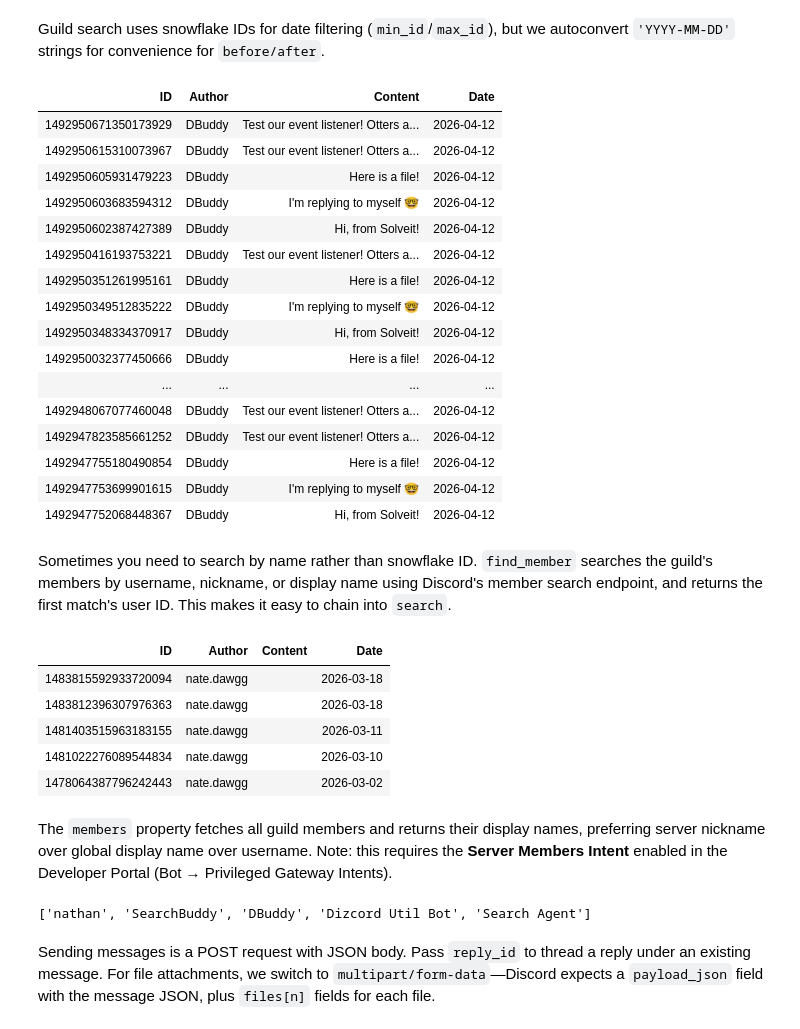
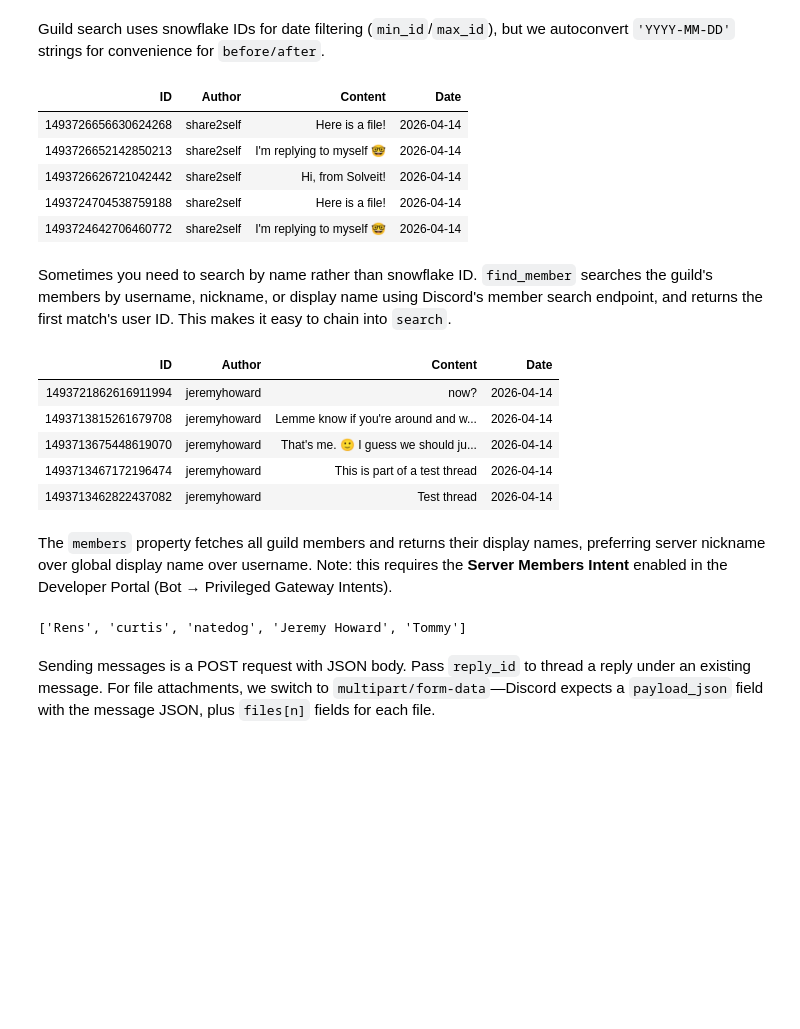
Before and after one commit to AnswerDotAI/cordslite, a Jupyter notebook: nbs/00_core.ipynb, the cells around one changed output. Drawn from its saved outputs; the diff is of its cells as text; code cells hidden in the pictures; blank space fills up the shorter version.

```diff
--- a/nbs/00_core.ipynb
+++ b/nbs/00_core.ipynb
@@ -32,8 +31,9 @@ The `DiscordClient` wraps `httpx.Client` with Discord's base URL (`https://disco
 # %%
 #| export
 class DiscordClient:
-    def __init__(self, token=None, name='cordslite', ver='0.1'):
+    def __init__(self, token=None, user_token=None, name='cordslite', ver='0.1'):
         self.token = token or os.environ['DISCORD_BOT_TOKEN']
+        self.user_token = user_token or os.environ.get('DISCORD_USER_TOKEN')
         self.base_url = 'https://discord.com/api/v10'
         self.headers = {'Authorization': f'Bot {self.token}', 'User-Agent': f'DiscordBot ({name}, {ver})'}
         self.cli = httpx.AsyncClient(base_url=self.base_url, headers=self.headers)
@@ -99,3 +109,0 @@ async def get_guild(self:DiscordClient, guild_id):
-# %%
-gid = '1327046393453613076'
-gld = await dc.get_guild(gid); gld
@@ -103,0 +110,4 @@ Guild(id=1327046393453613076, name="natedog's server")
+# %%
+gid = '1493461895615873044'
+# gid = '1327046393453613076'
+gld = await dc.guild(gid); gld
@@ -215,23 +233,12 @@ async def search(self:Guild, content=None, author_id=None, channel_id=None, ment
 # %%
-await gld.search(after='2026-02-16')
+await gld.search(after='2026-02-16', limit=5)
 # %% [output]
 | ID | Author | Content | Date |
-| 1492950671350173929 | DBuddy | Test our event listener! Otters a... | 2026-04-12 |
-| 1492950615310073967 | DBuddy | Test our event listener! Otters a... | 2026-04-12 |
-| 1492950605931479223 | DBuddy | Here is a file! | 2026-04-12 |
-| 1492950603683594312 | DBuddy | I'm replying to myself 🤓 | 2026-04-12 |
-| 1492950602387427389 | DBuddy | Hi, from Solveit! | 2026-04-12 |
-| 1492950416193753221 | DBuddy | Test our event listener! Otters a... | 2026-04-12 |
-| 1492950351261995161 | DBuddy | Here is a file! | 2026-04-12 |
-| 1492950349512835222 | DBuddy | I'm replying to myself 🤓 | 2026-04-12 |
-| 1492950348334370917 | DBuddy | Hi, from Solveit! | 2026-04-12 |
-| 1492950032377450666 | DBuddy | Here is a file! | 2026-04-12 |
-| ... | ... | ... | ... |
-| 1492948067077460048 | DBuddy | Test our event listener! Otters a... | 2026-04-12 |
-| 1492947823585661252 | DBuddy | Test our event listener! Otters a... | 2026-04-12 |
-| 1492947755180490854 | DBuddy | Here is a file! | 2026-04-12 |
-| 1492947753699901615 | DBuddy | I'm replying to myself 🤓 | 2026-04-12 |
-| 1492947752068448367 | DBuddy | Hi, from Solveit! | 2026-04-12 |
+| 1493726656630624268 | share2self | Here is a file! | 2026-04-14 |
+| 1493726652142850213 | share2self | I'm replying to myself 🤓 | 2026-04-14 |
+| 1493726626721042442 | share2self | Hi, from Solveit! | 2026-04-14 |
+| 1493724704538759188 | share2self | Here is a file! | 2026-04-14 |
+| 1493724642706460772 | share2self | I'm replying to myself 🤓 | 2026-04-14 |
 # %% [markdown]
 Sometimes you need to search by name rather than snowflake ID. `find_member` searches the guild's members by username, nickname, or display name using Discord's member search endpoint, and returns the first match's user ID. This makes it easy to chain into `search`.
 # %%
@@ -244,14 +250,15 @@ async def find_member(self:Guild, name):
     return data[0]['user']['id'] if data else None
 # %%
-uid = await gld.find_member('nate')
+uid = await gld.find_member('jeremyhoward')
+assert uid
 await gld.search(author_id=uid, limit=5)
 # %% [output]
 | ID | Author | Content | Date |
-| 1483815592933720094 | nate.dawgg |  | 2026-03-18 |
-| 1483812396307976363 | nate.dawgg |  | 2026-03-18 |
-| 1481403515963183155 | nate.dawgg |  | 2026-03-11 |
-| 1481022276089544834 | nate.dawgg |  | 2026-03-10 |
-| 1478064387796242443 | nate.dawgg |  | 2026-03-02 |
+| 1493721862616911994 | jeremyhoward | now? | 2026-04-14 |
+| 1493713815261679708 | jeremyhoward | Lemme know if you're around and w... | 2026-04-14 |
+| 1493713675448619070 | jeremyhoward | That's me. 🙂 I guess we should ju... | 2026-04-14 |
+| 1493713467172196474 | jeremyhoward | This is part of a test thread | 2026-04-14 |
+| 1493713462822437082 | jeremyhoward | Test thread | 2026-04-14 |
 # %% [markdown]
 The `members` property fetches all guild members and returns their display names, preferring server nickname over global display name over username. Note: this requires the **Server Members Intent** enabled in the Developer Portal (Bot → Privileged Gateway Intents).
 # %%
@@ -263,7 +270,7 @@ async def members(self:Guild):
     return [m.get('nick') or m['user'].get('global_name') or m['user']['username'] for m in data]
 # %%
-await gld.members
+(await gld.members)[:5]
 # %% [output]
-['nathan', 'SearchBuddy', 'DBuddy', 'Dizcord Util Bot', 'Search Agent']
+['Rens', 'curtis', 'natedog', 'Jeremy Howard', 'Tommy']
 # %% [markdown]
 Sending messages is a POST request with JSON body. Pass `reply_id` to thread a reply under an existing message. For file attachments, we switch to `multipart/form-data`—Discord expects a `payload_json` field with the message JSON, plus `files[n]` fields for each file.
```
Also changed, not shown: parts of 62 cells of this notebook, 3 other files.
